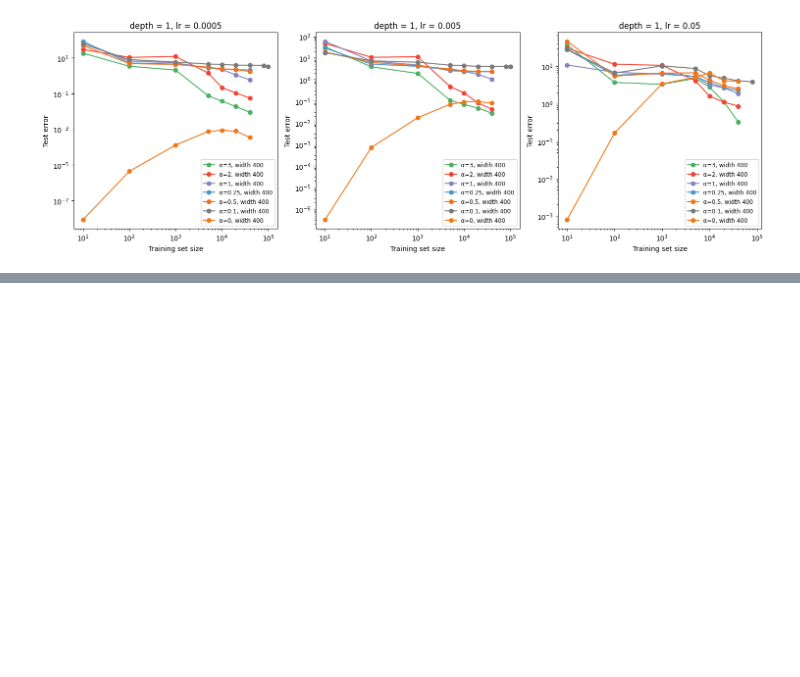
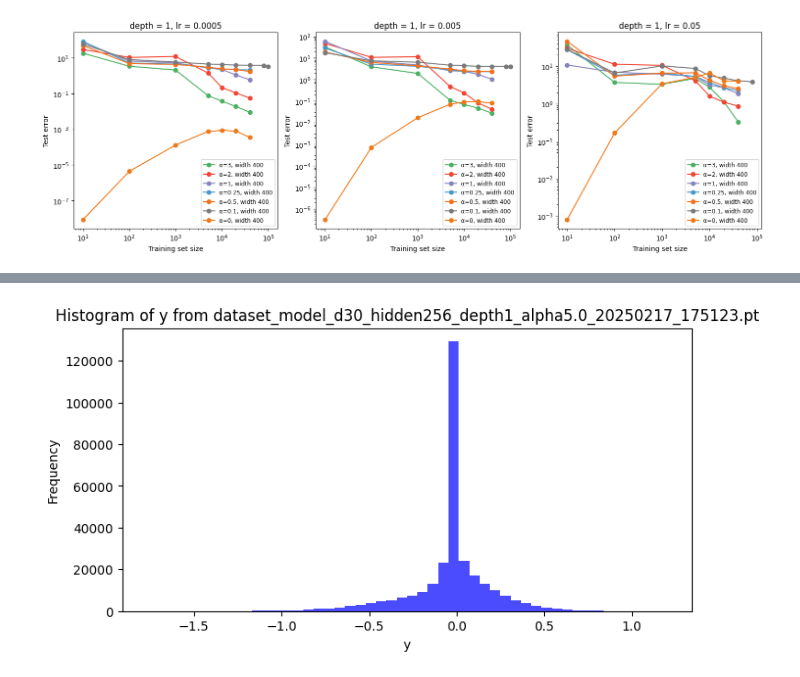
Before and after one commit to NiclasGoering/TF_spectrum, a Jupyter notebook: plot_results.ipynb, the cells around one changed output, grey strips where cells are left out. Cells and saved outputs as stored; diff of their text form; code cells hidden in the pictures; blank space fills up the shorter version.

```diff
--- a/plot_results.ipynb
+++ b/plot_results.ipynb
@@ -687,0 +786,90 @@ Falling back to multi-line JSON extraction for /home/goring/TF_setting/train_res
+# %%
+# %% [code]
+import os
+import torch
+import numpy as np
+import matplotlib.pyplot as plt
+
+def analyze_dataset(dataset_path):
+    # Load the dataset (assumes a dict with keys "X" and "y")
+    print(f"\nLoading dataset from: {dataset_path}")
+    data = torch.load(dataset_path, map_location='cpu')
+
+    X = data['X']
+    y = data['y']
+
+    # Convert to NumPy arrays for analysis
+    X_np = X.cpu().numpy()
+    y_np = y.cpu().numpy().flatten()
+
+    # Print basic shapes
+    print("X shape:", X_np.shape)
+    print("y shape:", y_np.shape)
+
+    # Compute and print per-feature statistics for X
+    print("\nStatistics for X (per feature):")
+    print("  Mean:", np.mean(X_np, axis=0))
+    print("  Std :", np.std(X_np, axis=0))
+    print("  Min :", np.min(X_np, axis=0))
+    print("  Max :", np.max(X_np, axis=0))
+
+    # Compute and print overall statistics for y
+    print("\nStatistics for y:")
+    print("  Mean :", np.mean(y_np))
+    print("  Std  :", np.std(y_np))
+    print("  Min  :", np.min(y_np))
+    print("  Max  :", np.max(y_np))
+    percentiles = np.percentile(y_np, [0, 25, 50, 75, 100])
+    print("  Percentiles (0,25,50,75,100):", percentiles)
+
+    # Plot histogram for y
+    plt.figure(figsize=(8, 4))
+    plt.hist(y_np, bins=50, color='blue', alpha=0.7)
+    plt.title(f"Histogram of y from {os.path.basename(dataset_path)}")
+    plt.xlabel("y")
+    plt.ylabel("Frequency")
+    plt.show()
+
+    # Plot histograms for the first few features of X (up to 5)
+    num_features_to_plot = min(5, X_np.shape[1])
+    plt.figure(figsize=(12, 8))
+    for i in range(num_features_to_plot):
+        plt.subplot(2, 3, i+1)
+        plt.hist(X_np[:, i], bins=50, color='green', alpha=0.7)
+        plt.title(f"Feature {i} Distribution")
+        plt.xlabel(f"X[:, {i}]")
+    plt.tight_layout()
+    plt.show()
+
+    # Compute and visualize eigenvalues of the covariance matrix of X
+    cov_X = np.cov(X_np, rowvar=False)
+    eigvals = np.linalg.eigvalsh(cov_X)
+    print("\nEigenvalues of the covariance of X:")
+    print(eigvals)
+
+    plt.figure(figsize=(8, 4))
+    plt.semilogy(eigvals, 'o-', color='purple')
+    plt.title("Eigenvalues of X Covariance Matrix")
+    plt.xlabel("Index")
+    plt.ylabel("Eigenvalue (log scale)")
+    plt.show()
+
+    # Scatter plot: mean of features per sample vs. y
+    X_mean = np.mean(X_np, axis=1)
+    plt.figure(figsize=(8, 4))
+    plt.scatter(X_mean, y_np, alpha=0.5, color='red')
+    plt.title("Scatter: Mean of X features vs. y")
+    plt.xlabel("Mean of X features")
+    plt.ylabel("y")
+    plt.show()
+
+# %% [code]
+# Replace these with your actual dataset paths.
+dataset_paths = [
+    "/home/goring/TF_spectrum/results_pretrain_testgrid/results_model_d30_hidden256_depth1_alpha5.0_20250217_175123/dataset_model_d30_hidden256_depth1_alpha5.0_20250217_175123.pt",  # Replace with your actual file path.
+    "/home/goring/TF_spectrum/results/results_2_model_d30_hidden400_depth1_alpha5.0_20250211_005109/dataset_model_d30_hidden400_depth1_alpha5.0_20250211_005109.pt"   # You can add more if needed.
+]
+
+for ds_path in dataset_paths:
+    analyze_dataset(ds_path)
+# %% [output]
@@ -687,0 +894 @@ Falling back to multi-line JSON extraction for /home/goring/TF_setting/train_res
+[figure, added]
```
Also changed, not shown: parts of 2 cells of this notebook, 14 other files.
